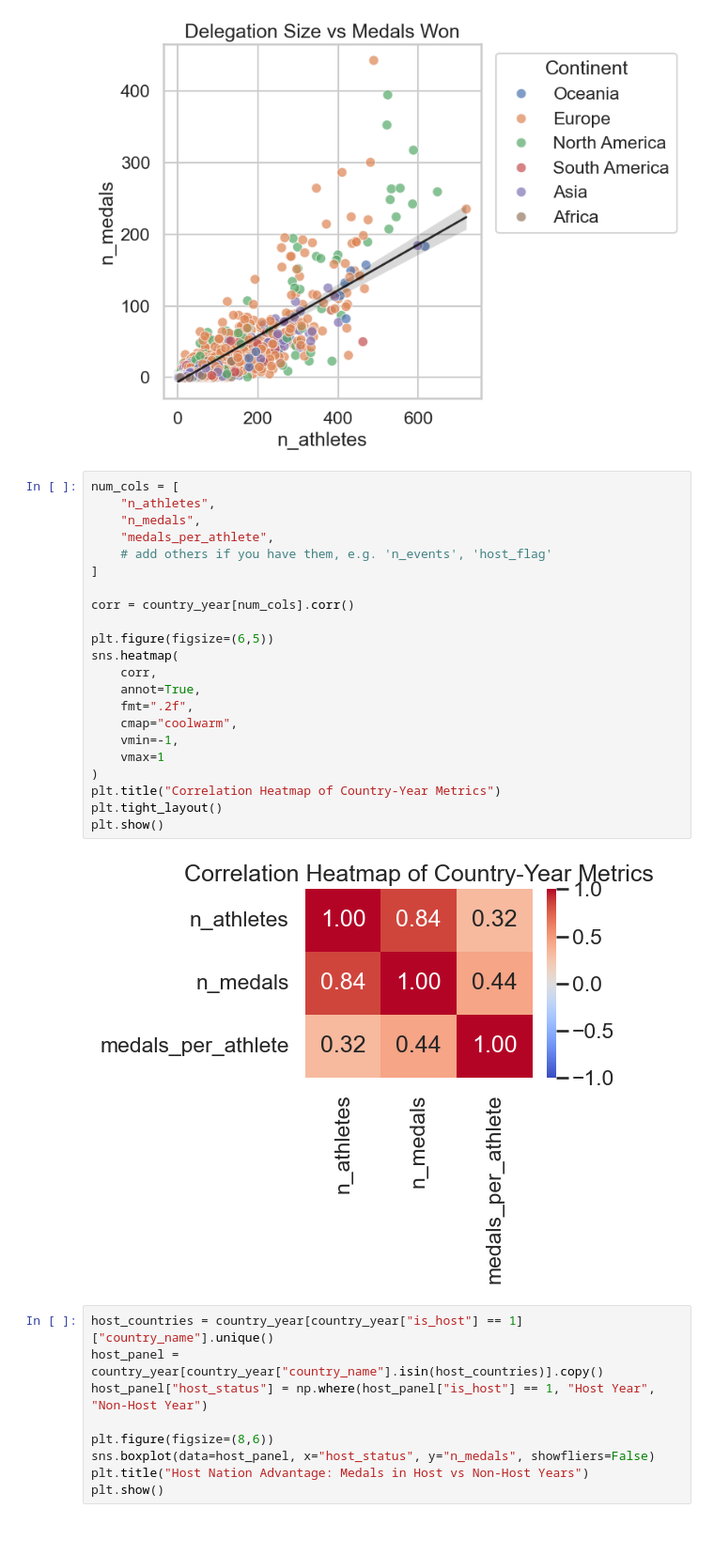
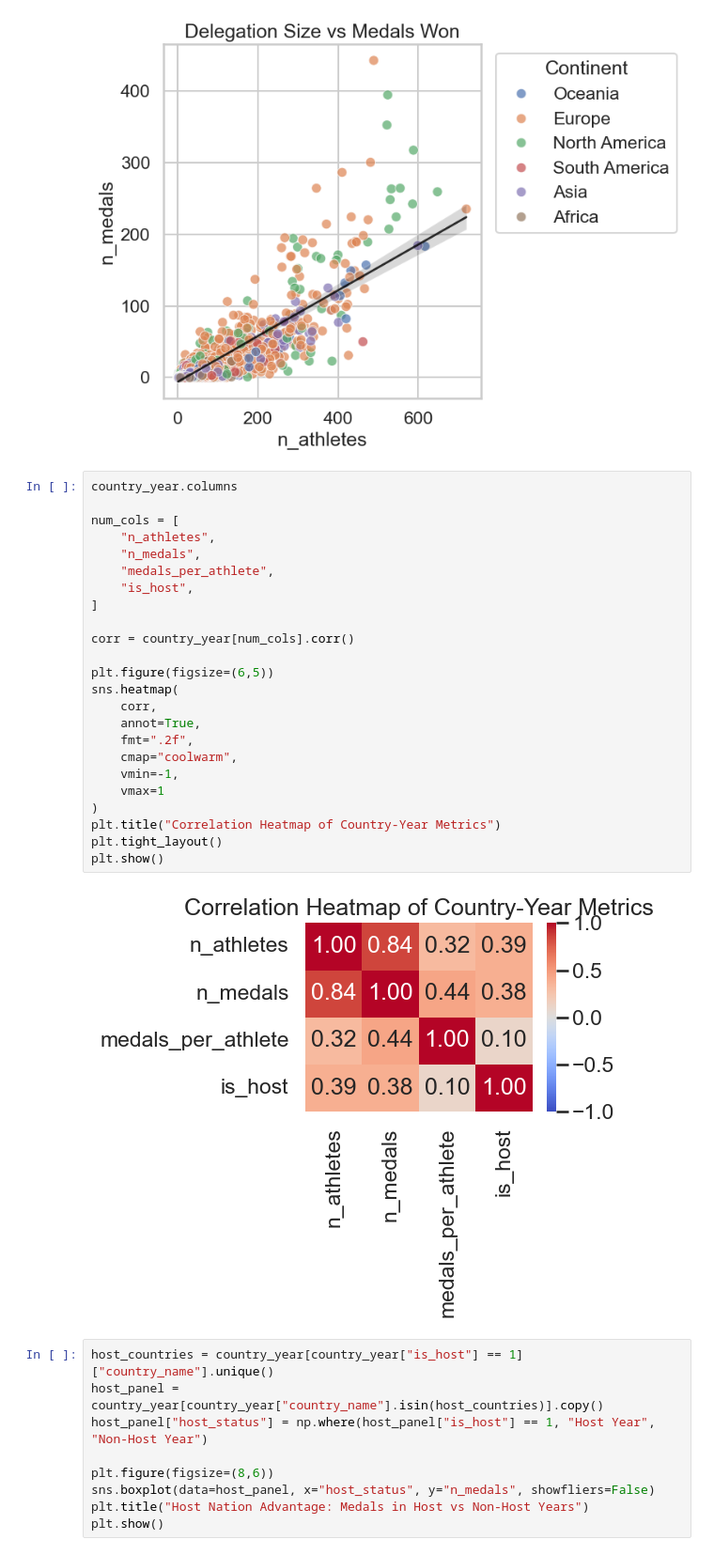
Before and after one commit to OwenSchillaci/STAT-315-Group-13-Final-Project, a Jupyter notebook: data.ipynb, the cells around one changed output. Shown at 94% size. Cells and saved outputs as stored; diff of their text form.

```diff
--- a/data.ipynb
+++ b/data.ipynb
@@ -409,29 +409,31 @@ plt.show()
 # %% [output]
 [figure]
 # %%
+country_year.columns
+
 num_cols = [
     "n_athletes",
     "n_medals",
     "medals_per_athlete",
-    # add others if you have them, e.g. 'n_events', 'host_flag'
+    "is_host",
 ]
 
 corr = country_year[num_cols].corr()
 
 plt.figure(figsize=(6,5))
 sns.heatmap(
     corr,
     annot=True,
     fmt=".2f",
     cmap="coolwarm",
     vmin=-1,
     vmax=1
 )
 plt.title("Correlation Heatmap of Country-Year Metrics")
 plt.tight_layout()
 plt.show()
 # %% [output]
-[figure, old version]
+[figure, new version]
 # %%
 host_countries = country_year[country_year["is_host"] == 1]["country_name"].unique()
 host_panel = country_year[country_year["country_name"].isin(host_countries)].copy()
```
Also changed, not shown: parts of 2 cells of this notebook.
